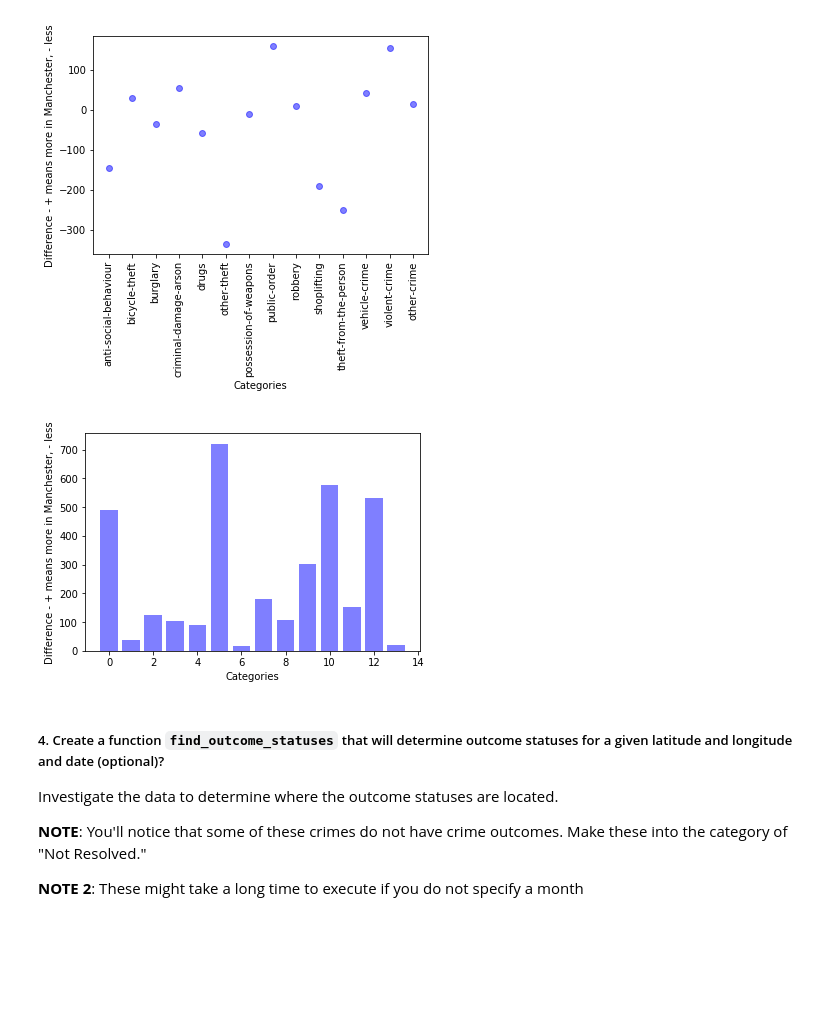
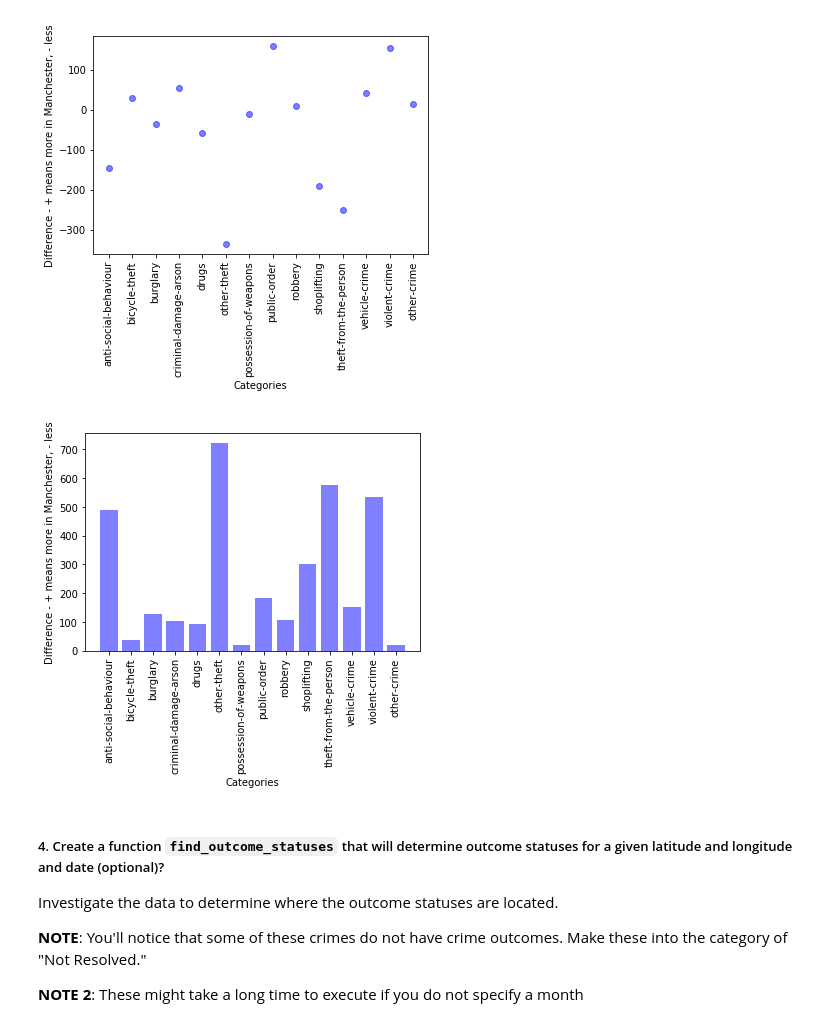
Before and after one commit to danjizquierdo/python-api-dictionaries-lab-nyc-ds-career-012819, a Jupyter notebook: index.ipynb, the cells around one changed output. Cells and saved outputs as stored; diff of their text form; code cells hidden in the pictures; blank space fills up the shorter version.

```diff
--- a/index.ipynb
+++ b/index.ipynb
@@ -229,12 +229,12 @@ plt.show()
 # %%
 fig,ax=plt.subplots()
 buckingham_crime=[]
 for key,val in buckingham_data.items():
     buckingham_crime.append(val)
 plt.bar(range(len(categories)),buckingham_crime,facecolor='blue',alpha=.5)
 plt.xlabel('Categories')
-#plt.xticks(range(len(categories)),categories,rotation='vertical')
+plt.xticks(range(len(categories)),categories,rotation='vertical')
 plt.ylabel('Difference - + means more in Manchester, - less')
 plt.show()
 # %% [output]
-[figure, old version]
+[figure, new version]
```
Also changed, not shown: parts of 1 cell of this notebook.
